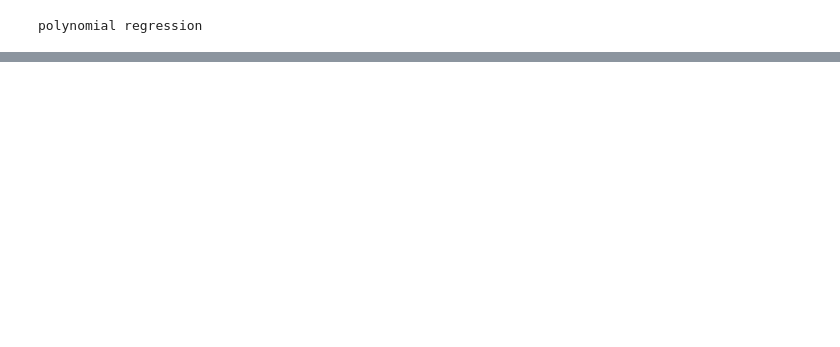
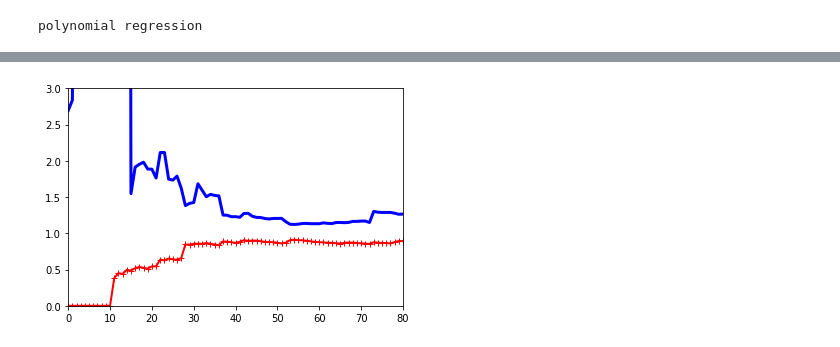
Before and after one commit to ChadMcintire/Handsonmachinelearning, a Jupyter notebook: chapter 4.ipynb, the cells around one changed output, grey strips where cells are left out. Saved outputs shown, nothing was run; the diff lists cells and outputs as text; code cells hidden in the pictures; blank space fills up the shorter version.

```diff
--- a/chapter 4.ipynb
+++ b/chapter 4.ipynb
@@ -360,0 +392,11 @@ plot_learning_curves(lin_reg, X, y, plax)
+# %%
+from sklearn.pipeline import Pipeline
+
+polynomial_regression = Pipeline([
+        ("poly_features", PolynomialFeatures(degree=10, include_bias=False)),
+        ("lin_reg", LinearRegression()),
+    ])
+axlim = [0, 80, 0, 3]
+plot_learning_curves(polynomial_regression, X, y, axlim)
+# %% [output]
+[figure, added]
```
Also changed, not shown: parts of 22 cells of this notebook.
